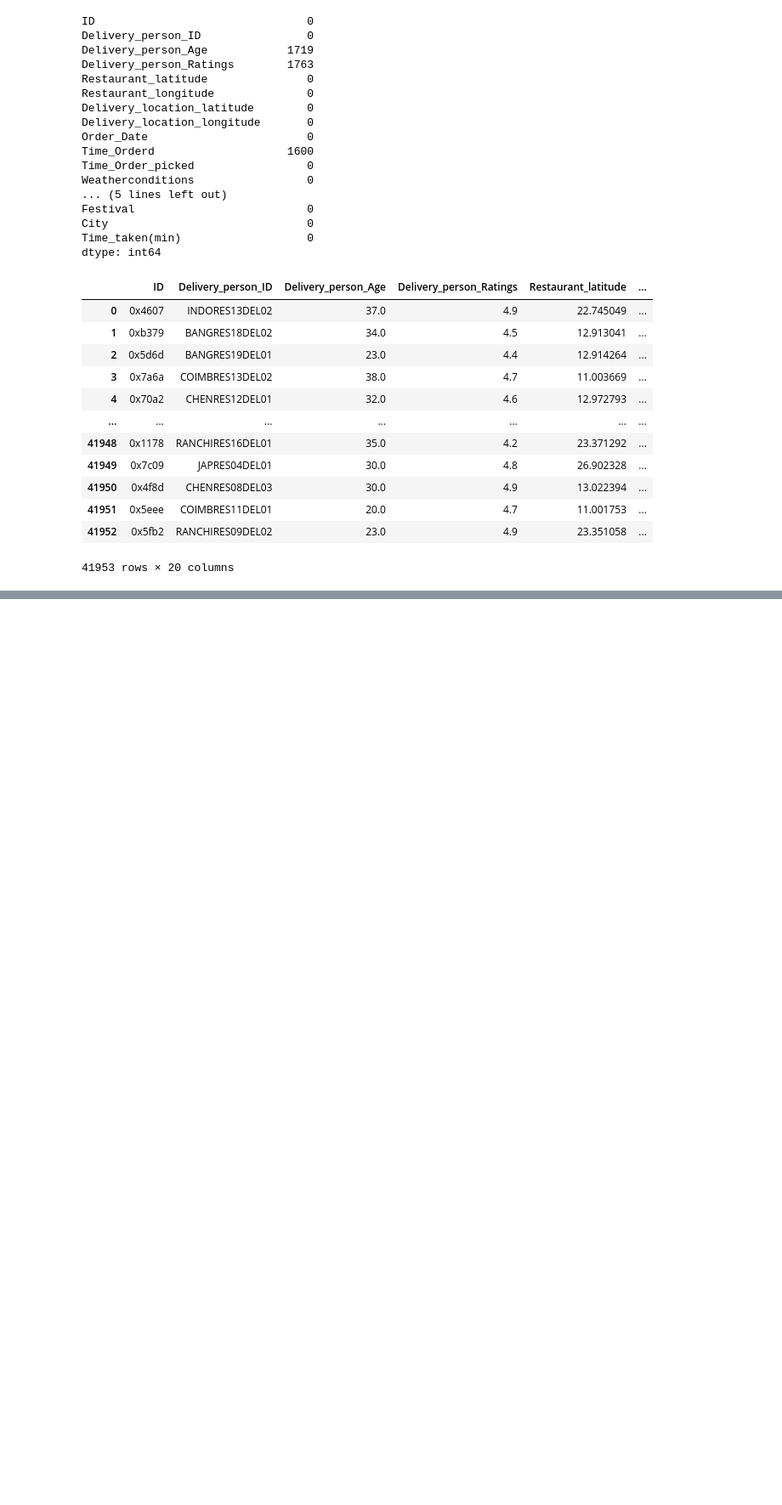
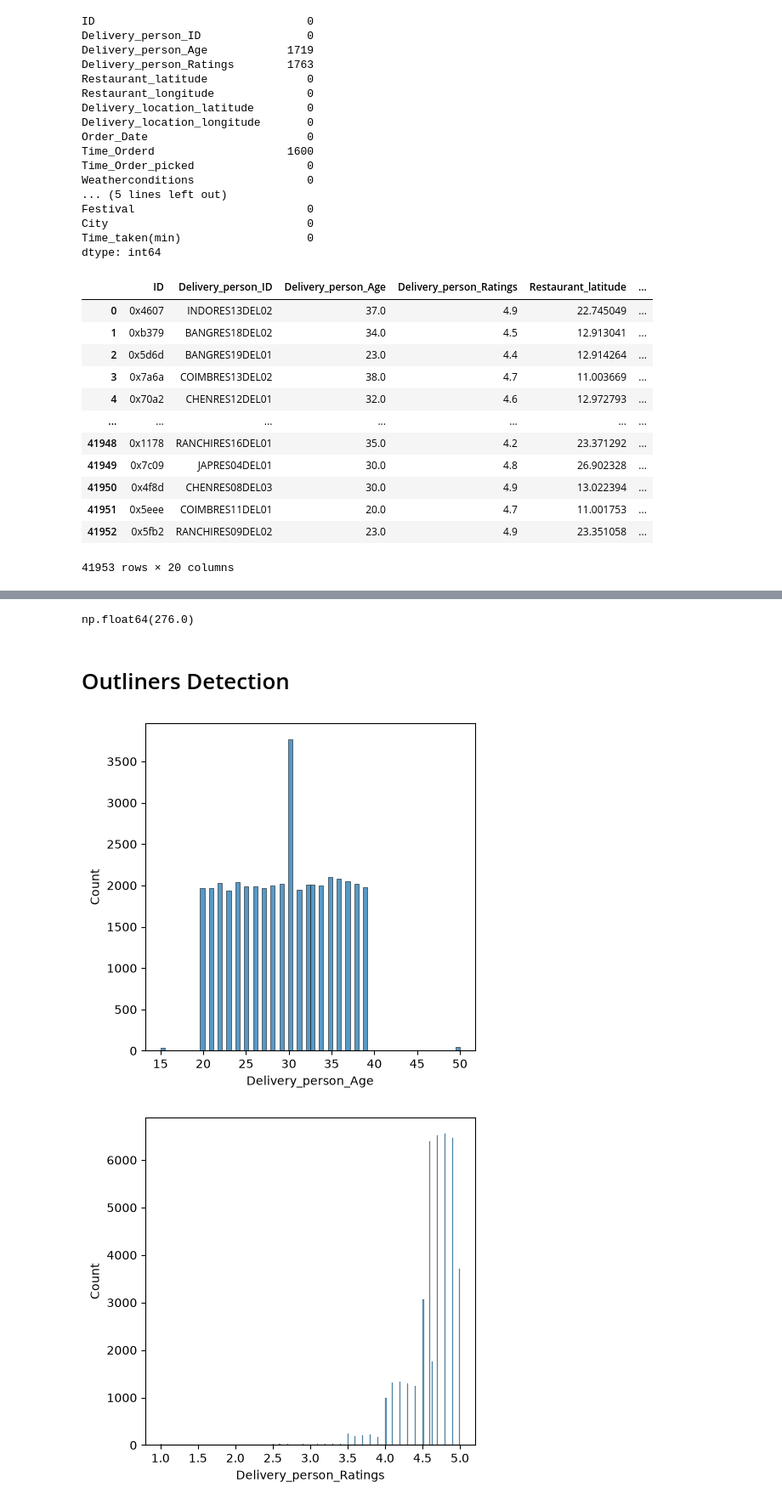
Before and after one commit to aksharasingh-hub/Probation-Project-26, a Jupyter notebook: Akshara-Task-6/task6.ipynb, the cells around one changed output, grey strips where cells are left out. Shown at 85% size. Saved outputs shown, nothing was run; the diff lists cells and outputs as text; code cells hidden in the pictures; blank space fills up the shorter version.

```diff
--- a/Akshara-Task-6/task6.ipynb
+++ b/Akshara-Task-6/task6.ipynb
@@ -245,0 +290,2 @@ df
+# %%
+df['Time_Orderd'] = (df['Time_Orderd'].fillna(df['Time_Order_picked'] - avg_process_time).dt.time)
@@ -245,0 +301,7 @@ df
+# %%
+df["Time_Orderd"] = pd.to_datetime(
+    df["Time_Orderd"],
+    format="%H:%M:%S.%f"
+)
+
+df["order_hour"] = df["Time_Orderd"].dt.hour
@@ -245,0 +328,6 @@ df
+# %%
+df["multiple_deliveries"] = df["multiple_deliveries"].fillna(0)
+# %%
+df["Festival"] = df["Festival"].replace("NaN", np.nan)
+df["Festival"] = df["Festival"].fillna(df["Festival"].mode()[0])
+df["Festival"]=df["Festival"].str.strip()
@@ -245,0 +365,14 @@ df
+# %%
+df.loc[df["Delivery_person_Ratings"]>5]["Delivery_person_Ratings"].sum()
+# %% [output]
+np.float64(276.0)
+# %% [markdown]
+# Outliners Detection
+# %%
+for col in num_cols:
+     plt.figure(figsize=(5,5))
+     sns.histplot(df[col])
+     plt.show()
+# %% [output]
+[figure, added]
+[figure, added]
```
Also changed, not shown: parts of 61 cells of this notebook.
